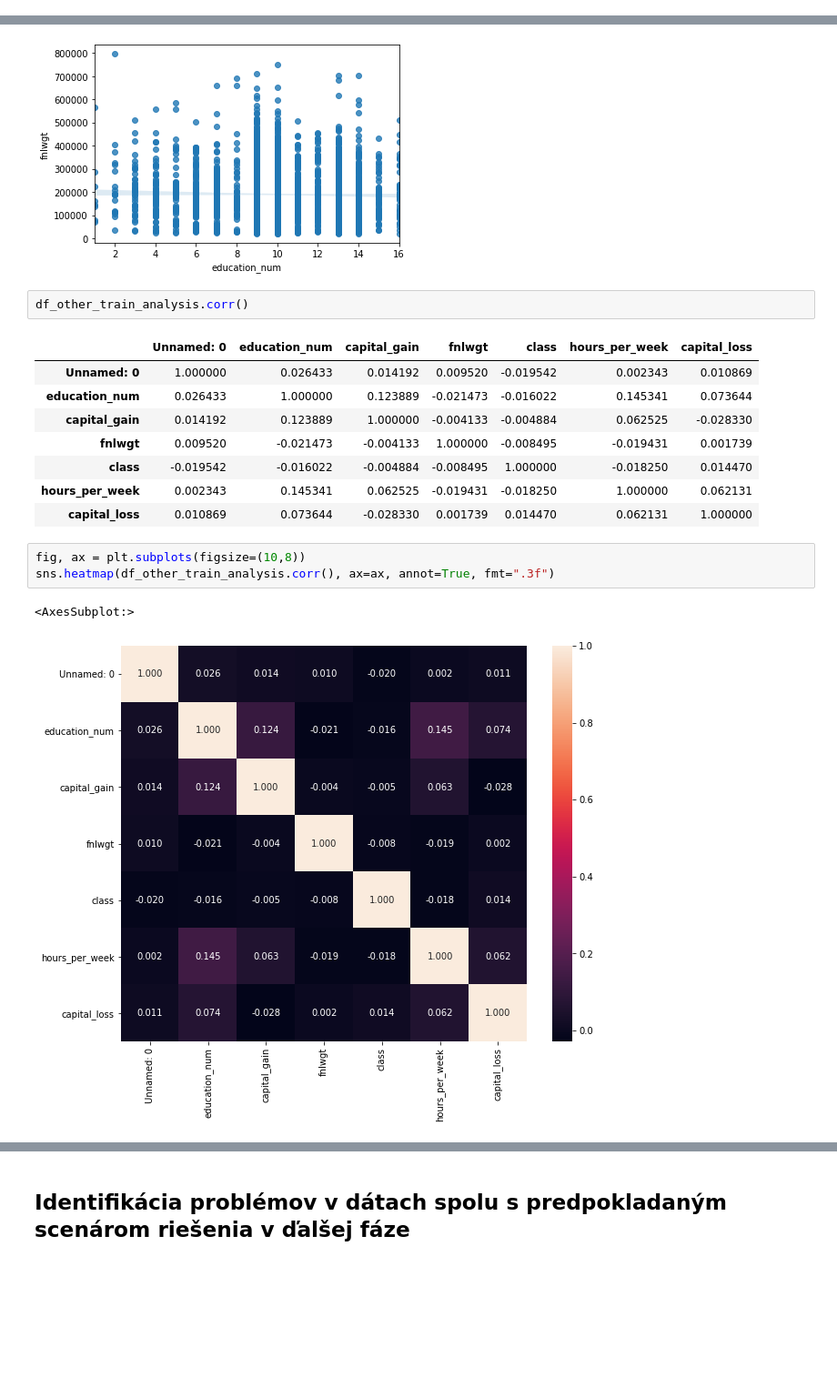
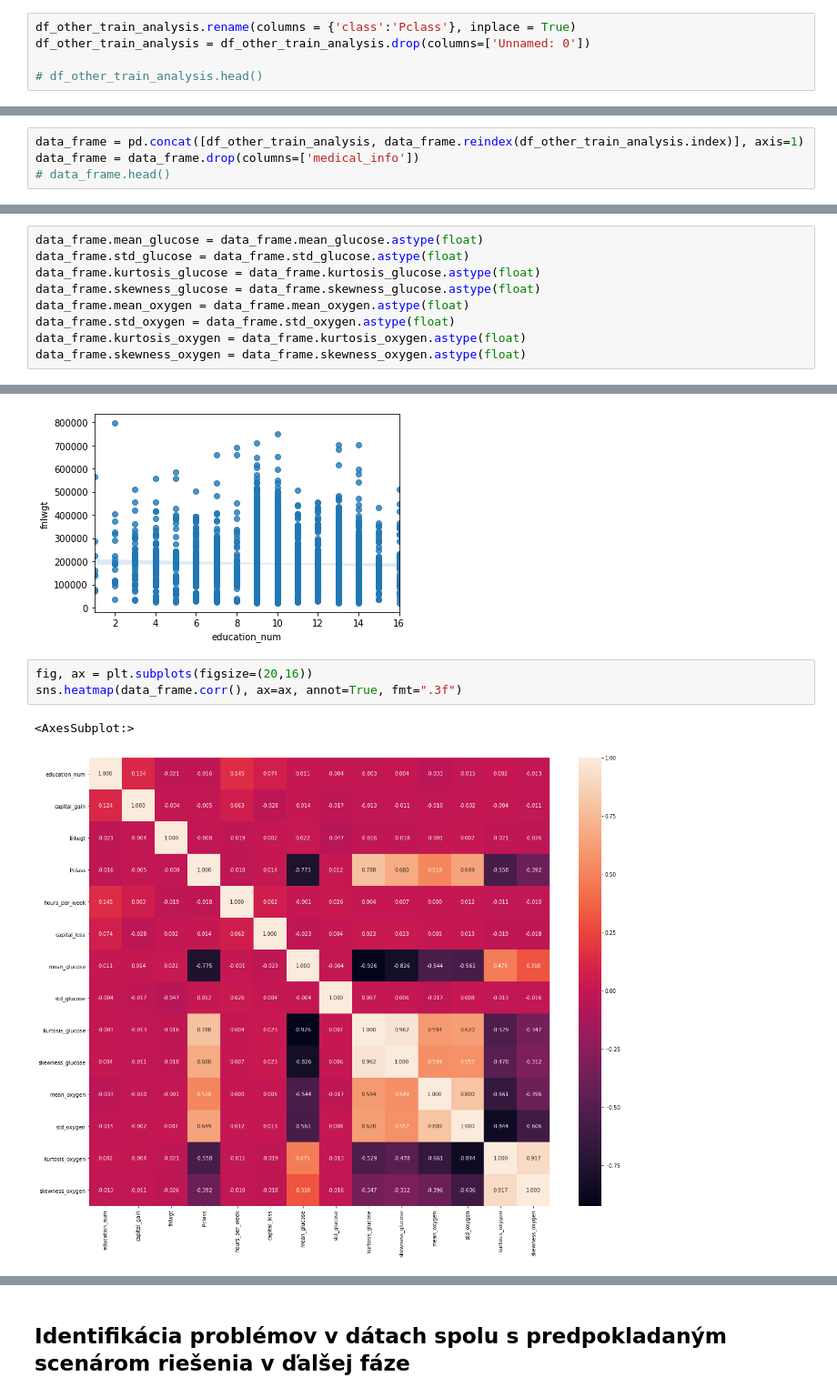
Before and after one commit to martinkukucka/IAU_Projekt, a Jupyter notebook: Projekt/projekt2.ipynb, the cells around one changed output, grey strips where cells are left out. Shown at 91% size. Drawn from its saved outputs; the diff is of its cells as text; blank space fills up the shorter version.

```diff
--- a/Projekt/projekt2.ipynb
+++ b/Projekt/projekt2.ipynb
@@ -185,0 +179,5 @@ df_other_train_analysis.head()
+# %%
+df_other_train_analysis.rename(columns = {'class':'Pclass'}, inplace = True)
+df_other_train_analysis = df_other_train_analysis.drop(columns=['Unnamed: 0'])
+
+# df_other_train_analysis.head()
@@ -210,3 +221,7 @@ data_frame.head()
 | 2 | 129.4609375 | 51.84771908 | 0.097801521 | -0.17631789 | 1.074414716 | 12.3100408 | ... |
 | 3 | 30.1015625 | 37.99585501 | 4.505472298 | 20.78517939 | 75.45234114 | 78.74218273 | ... |
 | 4 | 124.0390625 | 46.68133365 | 0.113198941 | 0.403242952 | 5.68812709 | 26.33443057 | ... |
+# %%
+data_frame = pd.concat([df_other_train_analysis, data_frame.reindex(df_other_train_analysis.index)], axis=1)
+data_frame = data_frame.drop(columns=['medical_info'])
+# data_frame.head()
@@ -212,0 +248,9 @@ data_frame.head()
+# %%
+data_frame.mean_glucose = data_frame.mean_glucose.astype(float)
+data_frame.std_glucose = data_frame.std_glucose.astype(float)
+data_frame.kurtosis_glucose = data_frame.kurtosis_glucose.astype(float)
+data_frame.skewness_glucose = data_frame.skewness_glucose.astype(float)
+data_frame.mean_oxygen = data_frame.mean_oxygen.astype(float)
+data_frame.std_oxygen = data_frame.std_oxygen.astype(float)
+data_frame.kurtosis_oxygen = data_frame.kurtosis_oxygen.astype(float)
+data_frame.skewness_oxygen = data_frame.skewness_oxygen.astype(float)
@@ -226,20 +288,9 @@ print("Pearson correlation: %.3f" % df_other_train_analysis.education_num.corr(d
 # %% [output]
 Pearson correlation: -0.021
 [figure]
-# %%
-df_other_train_analysis.corr()
-# %% [output]
-|  | Unnamed: 0 | education_num | capital_gain | fnlwgt | class | hours_per_week | capital_loss |
-| Unnamed: 0 | 1.000000 | 0.026433 | 0.014192 | 0.009520 | -0.019542 | 0.002343 | 0.010869 |
-| education_num | 0.026433 | 1.000000 | 0.123889 | -0.021473 | -0.016022 | 0.145341 | 0.073644 |
-| capital_gain | 0.014192 | 0.123889 | 1.000000 | -0.004133 | -0.004884 | 0.062525 | -0.028330 |
-| fnlwgt | 0.009520 | -0.021473 | -0.004133 | 1.000000 | -0.008495 | -0.019431 | 0.001739 |
-| class | -0.019542 | -0.016022 | -0.004884 | -0.008495 | 1.000000 | -0.018250 | 0.014470 |
-| hours_per_week | 0.002343 | 0.145341 | 0.062525 | -0.019431 | -0.018250 | 1.000000 | 0.062131 |
-| capital_loss | 0.010869 | 0.073644 | -0.028330 | 0.001739 | 0.014470 | 0.062131 | 1.000000 |
 # %%
-fig, ax = plt.subplots(figsize=(10,8))
-sns.heatmap(df_other_train_analysis.corr(), ax=ax, annot=True, fmt=".3f")
+fig, ax = plt.subplots(figsize=(20,16))
+sns.heatmap(data_frame.corr(), ax=ax, annot=True, fmt=".3f")
 # %% [output]
 <AxesSubplot:>
-[figure, old version]
+[figure, new version]
```
Also changed, not shown: parts of 8 cells of this notebook, 2 other files.
